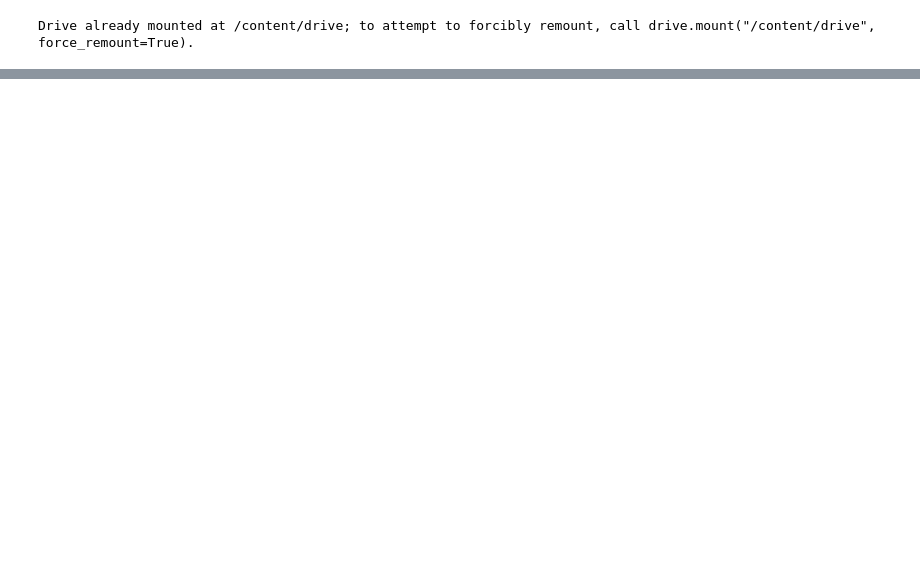
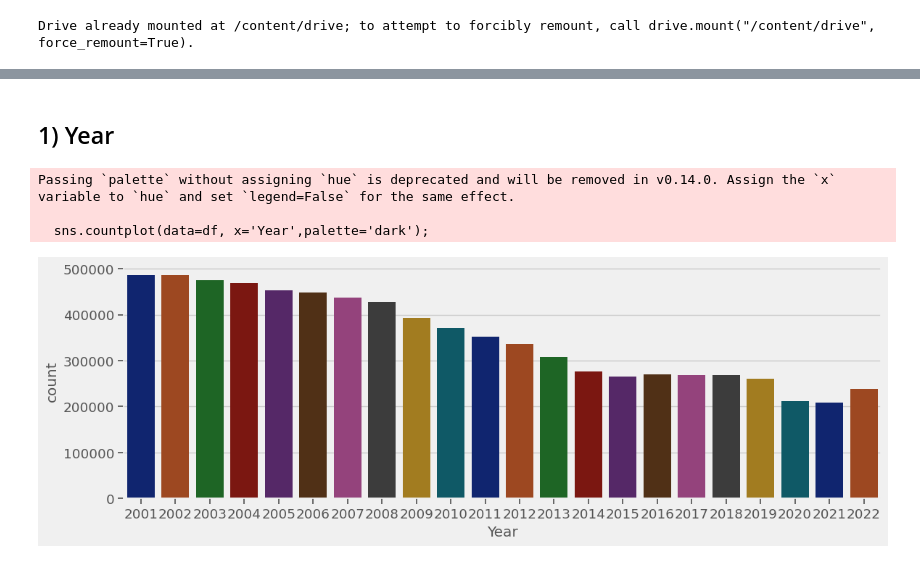
Before and after one commit to Khalil-Salama/Chicago-crime-data, a Jupyter notebook: Chicago_crime_data.ipynb, the cells around one changed output, grey strips where cells are left out. Saved outputs shown, nothing was run; the diff lists cells and outputs as text; code cells hidden in the pictures; blank space fills up the shorter version.

```diff
--- a/Chicago_crime_data.ipynb
+++ b/Chicago_crime_data.ipynb
@@ -147,0 +419,9 @@ None
+# %%
+# Set options
+pd.set_option('display.max_columns',100)
+# Customize figure style for stakeholder-facing visualizations
+plt.style.use(('ggplot','fivethirtyeight'))
+sns.set_context('notebook', font_scale=1.2)
+plt.rcParams['figure.figsize'] = (12,4)
+plt.rcParams['savefig.transparent'] = False
+plt.rcParams['savefig.bbox'] = 'tight'
@@ -147,0 +430,5 @@ None
+# %%
+## Drop extra columns not needed
+drop_cols = ['District',	'Ward',	'Latitude',	'Longitude']
+df = df.drop(columns=drop_cols)
+df.info()
@@ -147,0 +453,6 @@ None
+# %%
+## saving just the date (no time) as a column
+df['Only_Date'] = df.index.date
+# could also use .strftime + pd.to_datetime
+# df['Date'] = pd.to_datetime(df.index.strftime('%Y-%m-%d'))
+df.head(3)
@@ -147,0 +465,13 @@ None
+# %% [markdown]
+## 1) Year
+# %%
+## Engineering Features using components of the date/time
+df['Year']  = df.index.year
+# %%
+## visualizing again with years removed
+sns.countplot(data=df, x='Year',palette='dark');
+# %% [output]
+Passing `palette` without assigning `hue` is deprecated and will be removed in v0.14.0. Assign the `x` variable to `hue` and set `legend=False` for the same effect.
+
+  sns.countplot(data=df, x='Year',palette='dark');
+[figure, added]
```
Also changed, not shown: parts of 63 cells of this notebook.
